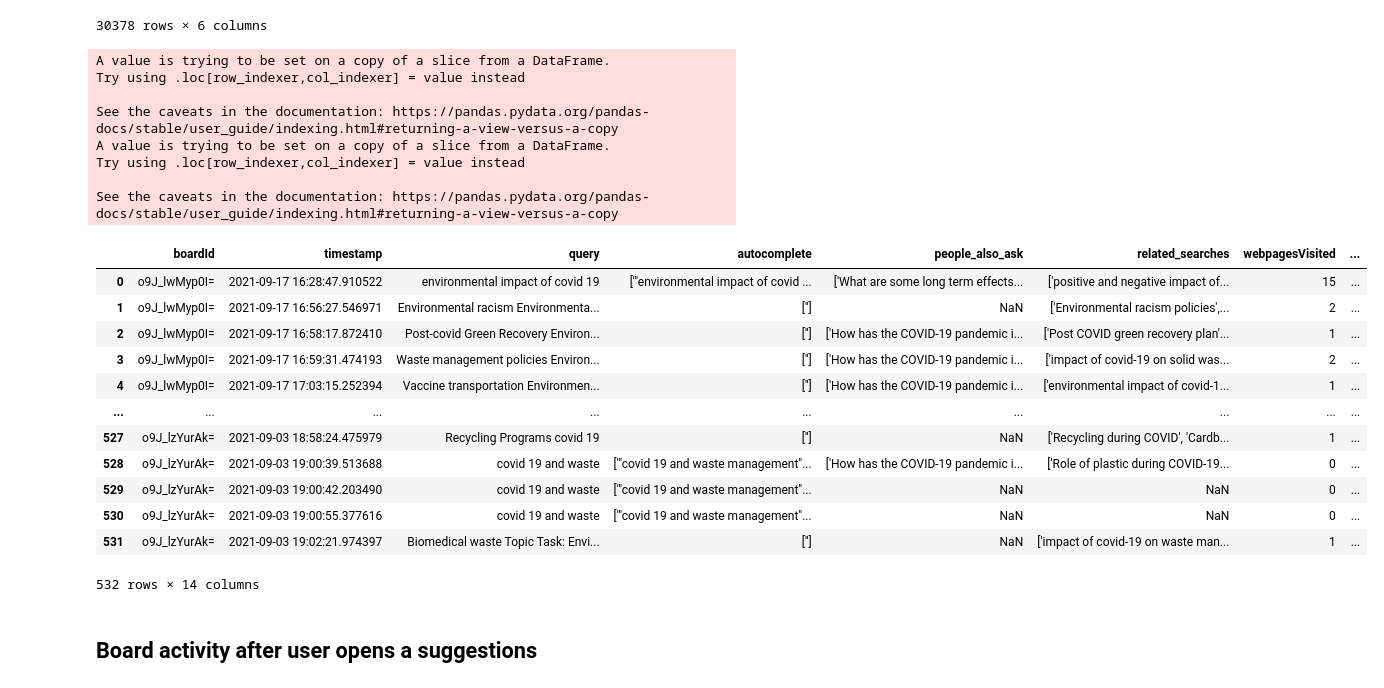
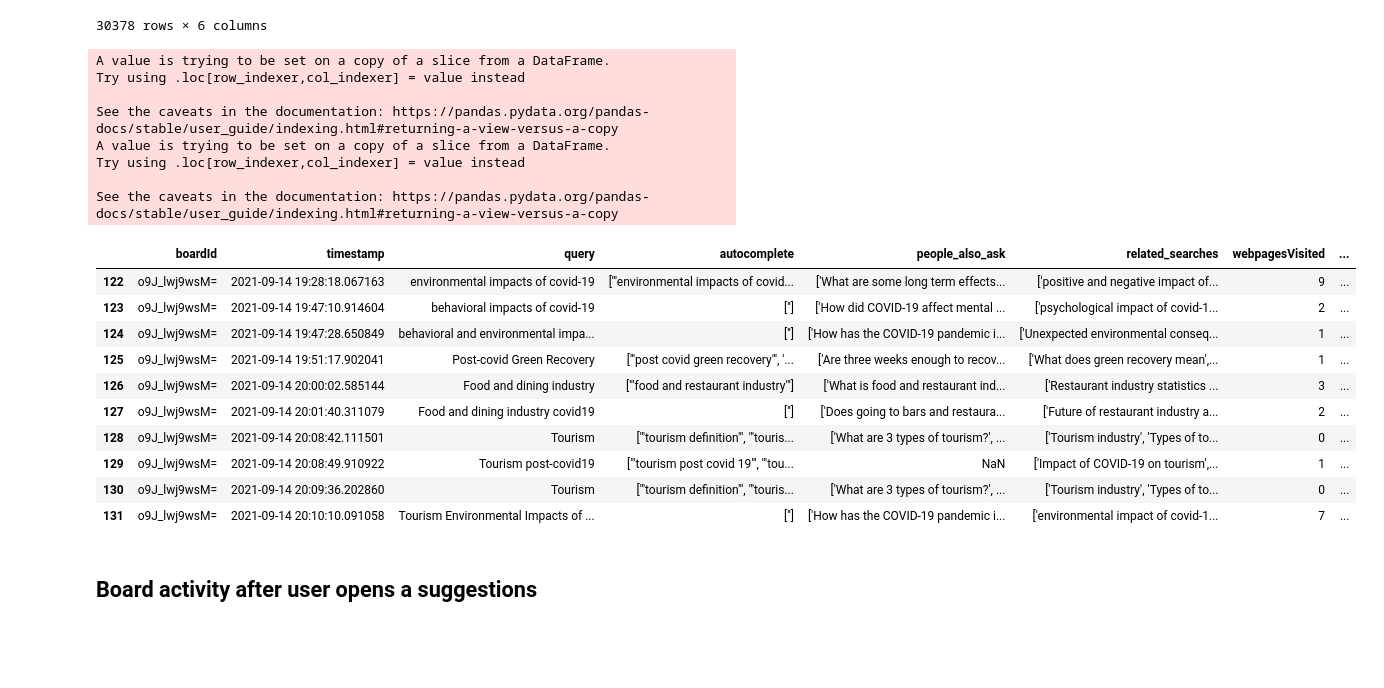
Before and after one commit to creativecolab/IntegratedSearch, a Jupyter notebook: DataAnalysis/DataCollection.ipynb, the cells around one changed output. Cells and saved outputs as stored; diff of their text form; code cells hidden in the pictures; blank space fills up the shorter version.

```diff
--- a/DataAnalysis/DataCollection.ipynb
+++ b/DataAnalysis/DataCollection.ipynb
@@ -1099,7 +1099,6 @@ for boardId in boardInfo.index:
     for key, item in browser_df_joined[(browser_df_joined['boardId']==boardId) & (browser_df_joined['clickedFromMiro']==1)].iterrows():
         relevantSuggestions = suggestion_df_joined[suggestion_df_joined['boardId']==boardId]
         relevantSuggestions=relevantSuggestions[relevantSuggestions['suggestionsQueried']==1]
-        relevantSuggestions=relevantSuggestions[relevantSuggestions['status']>=4]
 #         if 'Vaccine transportation' not in item.query:
 #             continue
 #         print(relevantSuggestions)
@@ -1108,9 +1107,9 @@ for boardId in boardInfo.index:
                 relevantSuggestions=relevantSuggestions.drop(index=key2)
 #         print(relevantSuggestions)
         relevantSuggestions = relevantSuggestions[relevantSuggestions['timestamp']< item.timestamp]
-        for key2, item2 in relevantSuggestions.iterrows():
-            if item2.status==4 and item2.lastUpdated>item.timestamp:
-                relevantSuggestions=relevantSuggestions.drop(index=key2)
+#         for key2, item2 in relevantSuggestions.iterrows():
+#             if item2.status==4 and item2.lastUpdated>item.timestamp:
+#                 relevantSuggestions=relevantSuggestions.drop(index=key2)
 #         print(relevantSuggestions)
         if len(relevantSuggestions)>0:
             widgettypes=[]
@@ -1140,46 +1139,44 @@ for boardId in boardInfo.index:
                 parentWidgetA=parentWidgetA.sort_values('timestamp',ascending=False).iloc[0]
                 widgettypes.append(parentWidgetA.type)
                 bounds = eval(parentWidgetA.bounds)
                 #print(bounds)
                 if widgetPosition is None:
                     widgetPosition = {'x': bounds['x'], 'y':bounds['y']}
 
 #                 print(type(bounds['x']))
 #                 print(type(widgetPosition))
 #                 print(str(widgetPosition))
 
                 browser_df_joined.at[key, 'parentWidgetTypes']=widgettypes
                 browser_df_joined.at[key, 'positionX']=widgetPosition['x']
                 browser_df_joined.at[key, 'positionY']=widgetPosition['y']
                 #browser_df_joined.at[key, 'parentWidgetAType']=parentWidgetA.type
                 #browser_df_joined.at[key, 'parentWidgetABounds']=parentWidgetA.bounds
 
 #         else:
 #             print(item['addedWidgets'])
 
-browser_df_joined
+browser_df_joined[browser_df_joined['boardId']=='o9J_lwj9wsM=']
 # %% [output]
 A value is trying to be set on a copy of a slice from a DataFrame.
 Try using .loc[row_indexer,col_indexer] = value instead
 
 See the caveats in the documentation: https://pandas.pydata.org/pandas-docs/stable/user_guide/indexing.html#returning-a-view-versus-a-copy
 A value is trying to be set on a copy of a slice from a DataFrame.
 Try using .loc[row_indexer,col_indexer] = value instead
 
 See the caveats in the documentation: https://pandas.pydata.org/pandas-docs/stable/user_guide/indexing.html#returning-a-view-versus-a-copy
 |  | boardId | timestamp | query | autocomplete | people_also_ask | related_searches | webpagesVisited | ... |
-| 0 | o9J_lwMyp0I= | 2021-09-17 16:28:47.910522 | environmental impact of covid 19 | ['"environmental impact of covid ... | ['What are some long term effects... | ['positive and negative impact of... | 15 | ... |
-| 1 | o9J_lwMyp0I= | 2021-09-17 16:56:27.546971 | Environmental racism Environmenta... | [''] | NaN | ['Environmental racism policies',... | 2 | ... |
-| 2 | o9J_lwMyp0I= | 2021-09-17 16:58:17.872410 | Post-covid Green Recovery Environ... | [''] | ['How has the COVID-19 pandemic i... | ['Post COVID green recovery plan'... | 1 | ... |
-| 3 | o9J_lwMyp0I= | 2021-09-17 16:59:31.474193 | Waste management policies Environ... | [''] | ['How has the COVID-19 pandemic i... | ['impact of covid-19 on solid was... | 2 | ... |
-| 4 | o9J_lwMyp0I= | 2021-09-17 17:03:15.252394 | Vaccine transportation Environmen... | [''] | ['How has the COVID-19 pandemic i... | ['environmental impact of covid-1... | 1 | ... |
-| ... | ... | ... | ... | ... | ... | ... | ... | ... |
-| 527 | o9J_lzYurAk= | 2021-09-03 18:58:24.475979 | Recycling Programs covid 19 | [''] | NaN | ['Recycling during COVID', 'Cardb... | 1 | ... |
-| 528 | o9J_lzYurAk= | 2021-09-03 19:00:39.513688 | covid 19 and waste | ['"covid 19 and waste management"... | ['How has the COVID-19 pandemic i... | ['Role of plastic during COVID-19... | 0 | ... |
-| 529 | o9J_lzYurAk= | 2021-09-03 19:00:42.203490 | covid 19 and waste | ['"covid 19 and waste management"... | NaN | NaN | 0 | ... |
-| 530 | o9J_lzYurAk= | 2021-09-03 19:00:55.377616 | covid 19 and waste | ['"covid 19 and waste management"... | NaN | NaN | 0 | ... |
-| 531 | o9J_lzYurAk= | 2021-09-03 19:02:21.974397 | Biomedical waste Topic Task: Envi... | [''] | NaN | ['impact of covid-19 on waste man... | 1 | ... |
+| 122 | o9J_lwj9wsM= | 2021-09-14 19:28:18.067163 | environmental impacts of covid-19 | ['"environmental impacts of covid... | ['What are some long term effects... | ['positive and negative impact of... | 9 | ... |
+| 123 | o9J_lwj9wsM= | 2021-09-14 19:47:10.914604 | behavioral impacts of covid-19 | [''] | ['How did COVID-19 affect mental ... | ['psychological impact of covid-1... | 2 | ... |
+| 124 | o9J_lwj9wsM= | 2021-09-14 19:47:28.650849 | behavioral and environmental impa... | [''] | ['How has the COVID-19 pandemic i... | ['Unexpected environmental conseq... | 1 | ... |
+| 125 | o9J_lwj9wsM= | 2021-09-14 19:51:17.902041 | Post-covid Green Recovery | ['"post covid green recovery"', '... | ['Are three weeks enough to recov... | ['What does green recovery mean',... | 1 | ... |
+| 126 | o9J_lwj9wsM= | 2021-09-14 20:00:02.585144 | Food and dining industry | ['"food and restaurant industry"'] | ['What is food and restaurant ind... | ['Restaurant industry statistics ... | 3 | ... |
+| 127 | o9J_lwj9wsM= | 2021-09-14 20:01:40.311079 | Food and dining industry covid19 | [''] | ['Does going to bars and restaura... | ['Future of restaurant industry a... | 2 | ... |
+| 128 | o9J_lwj9wsM= | 2021-09-14 20:08:42.111501 | Tourism | ['"tourism definition"', '"touris... | ['What are 3 types of tourism?', ... | ['Tourism industry', 'Types of to... | 0 | ... |
+| 129 | o9J_lwj9wsM= | 2021-09-14 20:08:49.910922 | Tourism post-covid19 | ['"tourism post covid 19"', '"tou... | NaN | ['Impact of COVID-19 on tourism',... | 1 | ... |
+| 130 | o9J_lwj9wsM= | 2021-09-14 20:09:36.202860 | Tourism | ['"tourism definition"', '"touris... | ['What are 3 types of tourism?', ... | ['Tourism industry', 'Types of to... | 0 | ... |
+| 131 | o9J_lwj9wsM= | 2021-09-14 20:10:10.091058 | Tourism Environmental Impacts of ... | [''] | ['How has the COVID-19 pandemic i... | ['environmental impact of covid-1... | 7 | ... |
-532 rows × 14 columns
 # %% [markdown]
 ## Board activity after user opens a suggestions
 # %%
```
Also changed, not shown: parts of 7 cells of this notebook.
